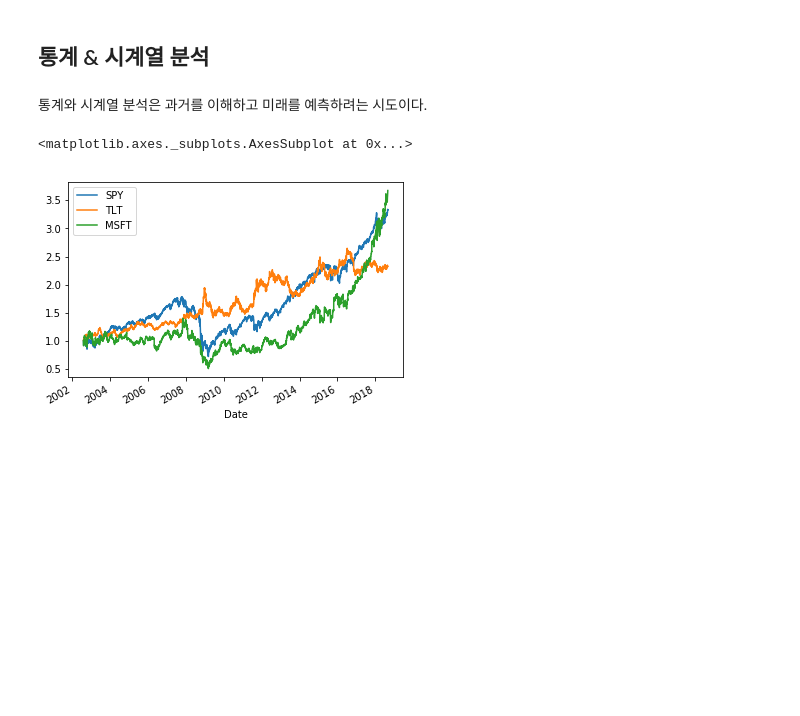
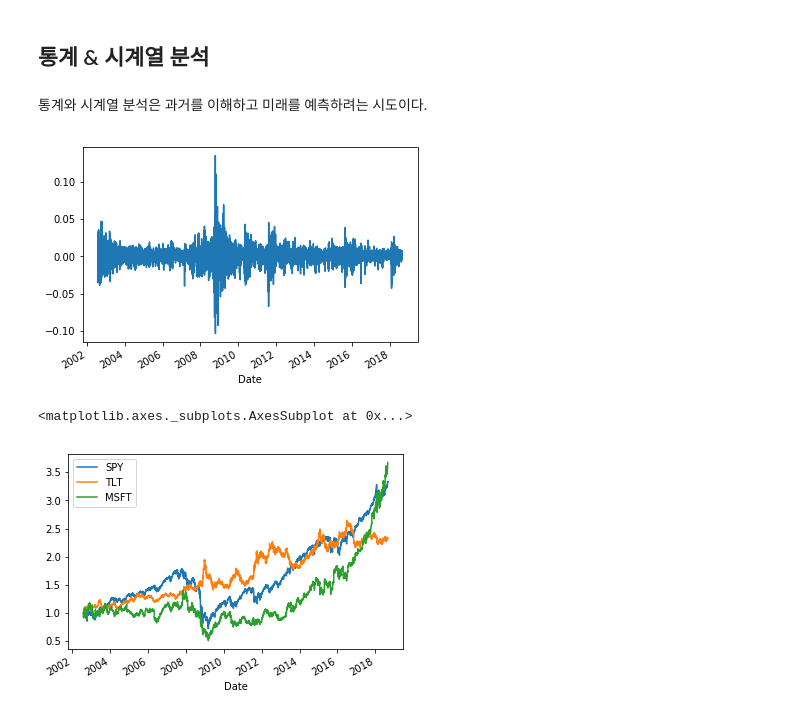
Before and after one commit to hyemin9403/keyst_notebooks, a Jupyter notebook: 기본이론 [Day 0] - Statistics.ipynb, the cells around one changed output. Saved outputs shown, nothing was run; the diff lists cells and outputs as text; code cells hidden in the pictures; blank space fills up the shorter version.

```diff
--- a/기본이론 [Day 0] - Statistics.ipynb
+++ b/기본이론 [Day 0] - Statistics.ipynb
@@ -40 +75,6 @@ data = pd.DataFrame({sym:get_px(sym) for sym in symbols})
 lrets = np.log(data / data.shift(1)).dropna()
+# %%
+lrets['SPY'].plot()
+plt.show()
+# %% [output]
+[figure, added]
```
Also changed, not shown: parts of 55 cells of this notebook, 5 other files.
